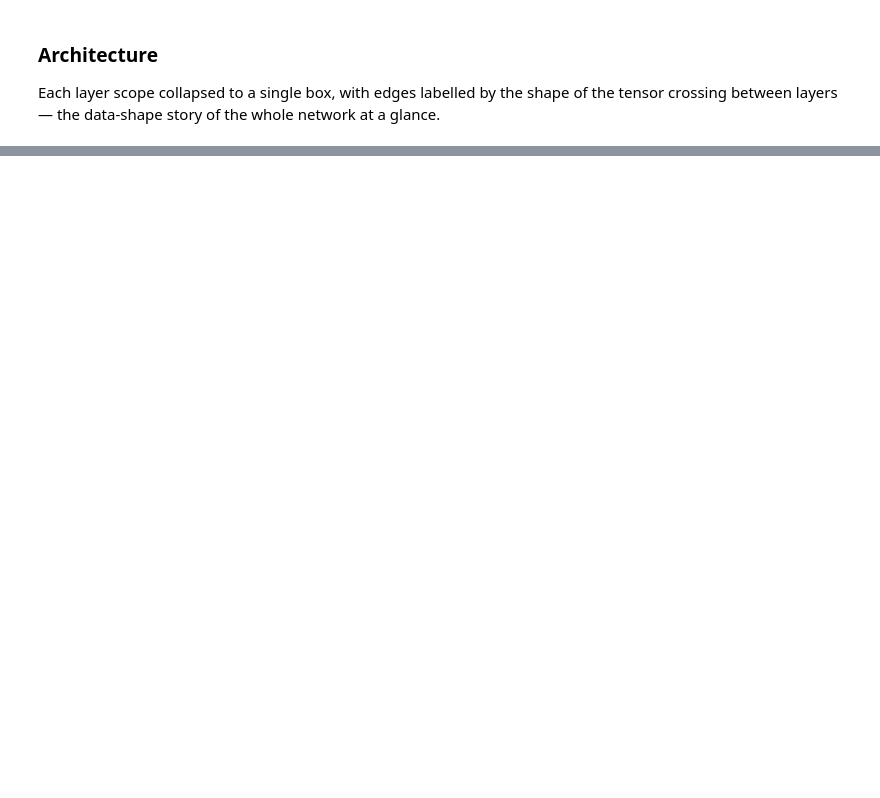
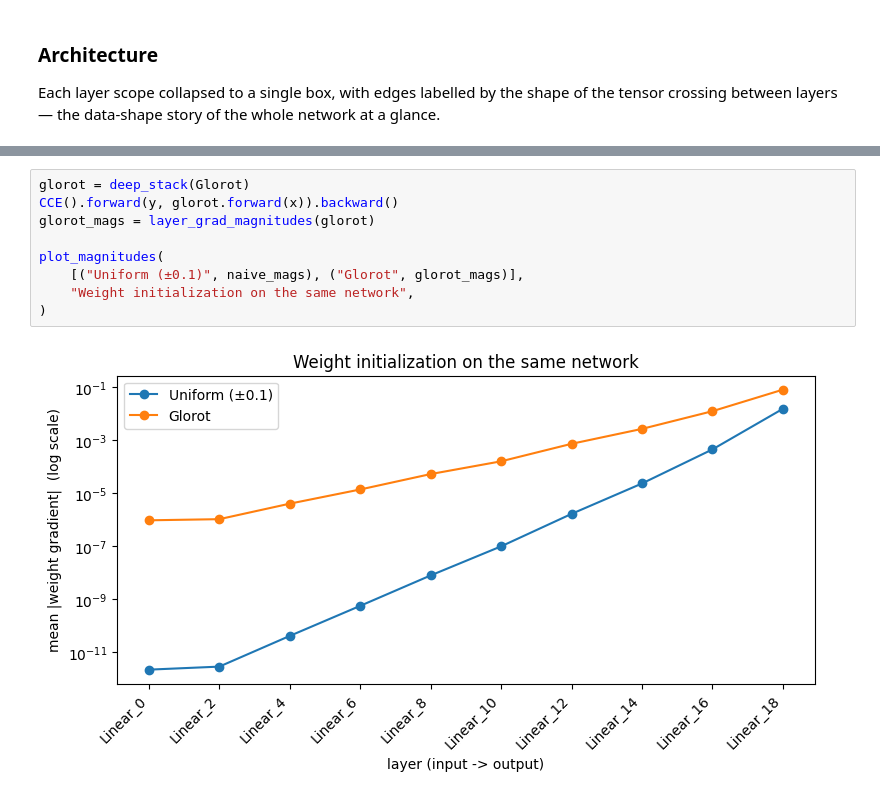
Before and after one commit to thesimonho/babygrad, a Jupyter notebook: notebooks/phase5_visualization.ipynb, the cells around one changed output, grey strips where cells are left out. Saved outputs shown, nothing was run; the diff lists cells and outputs as text; blank space fills up the shorter version.

```diff
--- a/notebooks/phase5_visualization.ipynb
+++ b/notebooks/phase5_visualization.ipynb
@@ -176,0 +229,11 @@ This is exactly what the rest of Phase 5 and Phase 6 address: better **weight in
+# %%
+glorot = deep_stack(Glorot)
+CCE().forward(y, glorot.forward(x)).backward()
+glorot_mags = layer_grad_magnitudes(glorot)
+
+plot_magnitudes(
+    [("Uniform (±0.1)", naive_mags), ("Glorot", glorot_mags)],
+    "Weight initialization on the same network",
+)
+# %% [output]
+[figure, added]
```
Also changed, not shown: parts of 16 cells of this notebook.
